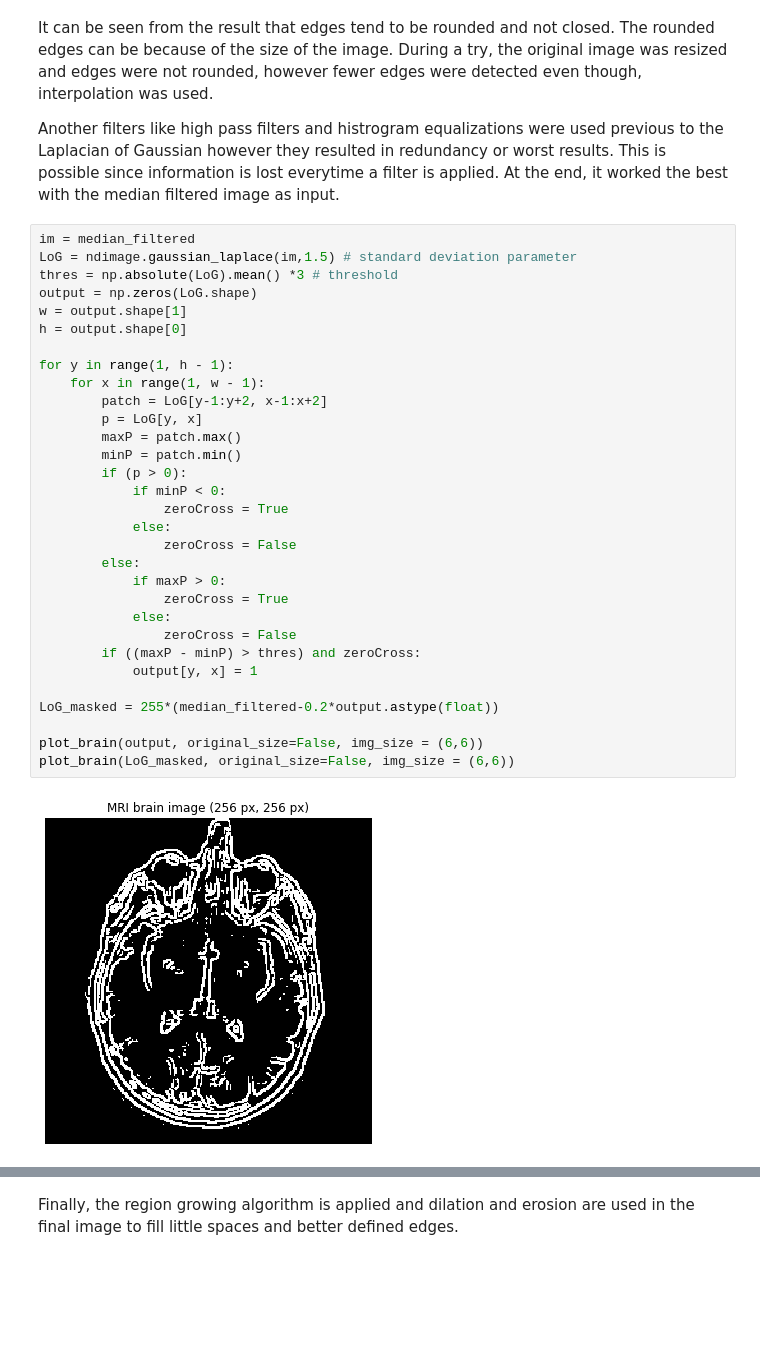
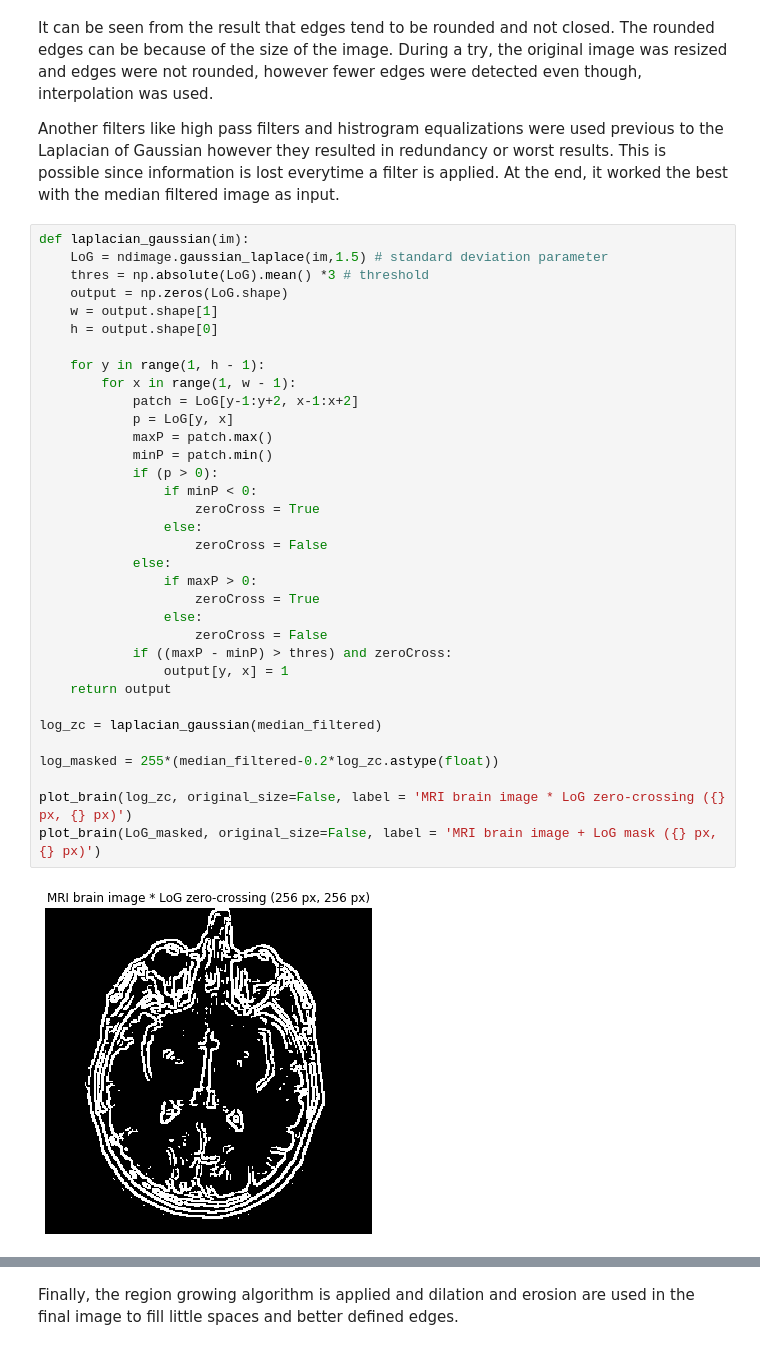
Before and after one commit to emarazz/iapr_2020, a Jupyter notebook: our_labs/lab_01_segmentation.ipynb, the cells around one changed output, grey strips where cells are left out. Drawn from its saved outputs; the diff is of its cells as text; blank space fills up the shorter version.

```diff
--- a/our_labs/lab_01_segmentation.ipynb
+++ b/our_labs/lab_01_segmentation.ipynb
@@ -158,35 +158,38 @@ It can be seen from the result that edges tend to be rounded and not closed. The
 
 Another filters like high pass filters and histrogram equalizations were used previous to the Laplacian of Gaussian however they resulted in redundancy or worst results. This is possible since information is lost everytime a filter is applied. At the end, it worked the best with the median filtered image as input.
 # %%
-im = median_filtered
-LoG = ndimage.gaussian_laplace(im,1.5) # standard deviation parameter
-thres = np.absolute(LoG).mean() *3 # threshold
-output = np.zeros(LoG.shape)
-w = output.shape[1]
-h = output.shape[0]
+def laplacian_gaussian(im):
+    LoG = ndimage.gaussian_laplace(im,1.5) # standard deviation parameter
+    thres = np.absolute(LoG).mean() *3 # threshold
+    output = np.zeros(LoG.shape)
+    w = output.shape[1]
+    h = output.shape[0]
 
-for y in range(1, h - 1):
-    for x in range(1, w - 1):
-        patch = LoG[y-1:y+2, x-1:x+2]
-        p = LoG[y, x]
-        maxP = patch.max()
-        minP = patch.min()
-        if (p > 0):
-            if minP < 0:
-                zeroCross = True
+    for y in range(1, h - 1):
+        for x in range(1, w - 1):
+            patch = LoG[y-1:y+2, x-1:x+2]
+            p = LoG[y, x]
+            maxP = patch.max()
+            minP = patch.min()
+            if (p > 0):
+                if minP < 0:
+                    zeroCross = True
+                else:
+                    zeroCross = False
             else:
-                zeroCross = False
-        else:
-            if maxP > 0:
-                zeroCross = True
-            else:
-                zeroCross = False
-        if ((maxP - minP) > thres) and zeroCross:
-            output[y, x] = 1
+                if maxP > 0:
+                    zeroCross = True
+                else:
+                    zeroCross = False
+            if ((maxP - minP) > thres) and zeroCross:
+                output[y, x] = 1
+    return output
 
-LoG_masked = 255*(median_filtered-0.2*output.astype(float))
+log_zc = laplacian_gaussian(median_filtered)
 
-plot_brain(output, original_size=False, img_size = (6,6))
-plot_brain(LoG_masked, original_size=False, img_size = (6,6))
+log_masked = 255*(median_filtered-0.2*log_zc.astype(float))
+
+plot_brain(log_zc, original_size=False, label = 'MRI brain image * LoG zero-crossing ({} px, {} px)')
+plot_brain(LoG_masked, original_size=False, label = 'MRI brain image + LoG mask ({} px, {} px)')
 # %% [output]
-[figure, old version]
+[figure, new version]
```
Also changed, not shown: parts of 4 cells of this notebook, 1 other file.
